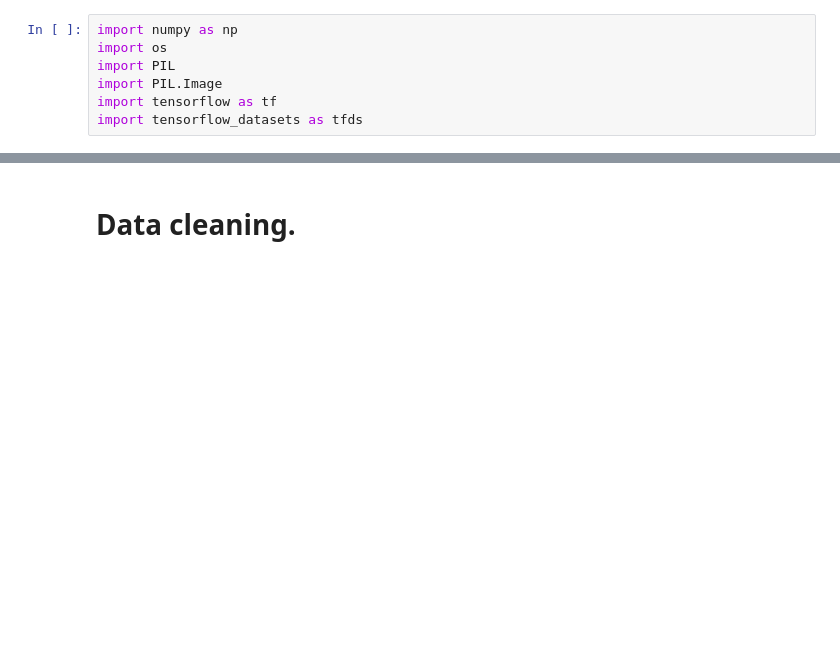
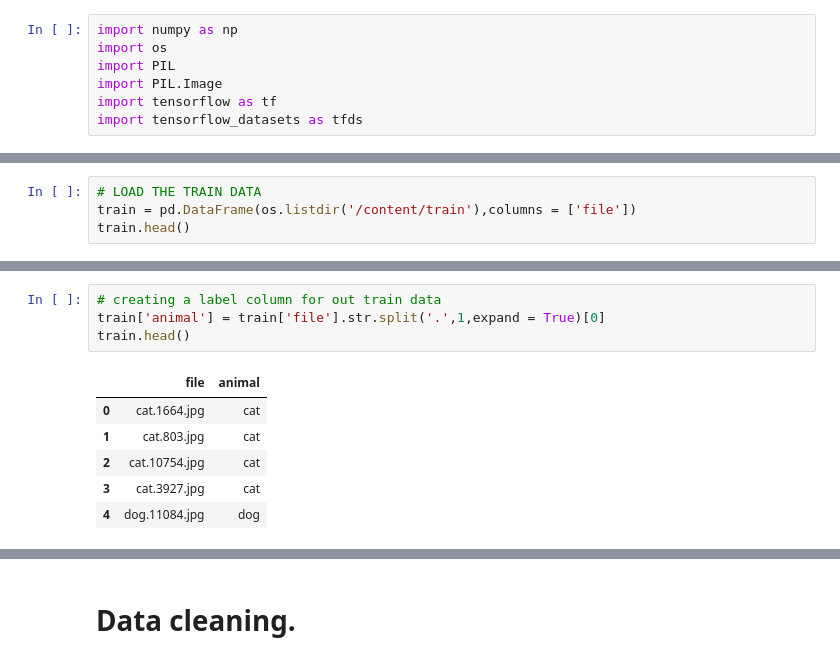
Before and after one commit to Ruoro/Catsn-Dogs, a Jupyter notebook: CandD.ipynb, the cells around one changed output, grey strips where cells are left out. Cells and saved outputs as stored; diff of their text form; blank space fills up the shorter version.

```diff
--- a/CandD.ipynb
+++ b/CandD.ipynb
@@ -84,0 +105,4 @@ testfiles
+# %%
+# LOAD THE TRAIN DATA
+train = pd.DataFrame(os.listdir('/content/train'),columns = ['file'])
+train.head()
@@ -85 +116,12 @@ testfiles
+# %%
+# creating a label column for out train data
+train['animal'] = train['file'].str.split('.',1,expand = True)[0]
+train.head()
+# %% [output]
+|  | file | animal |
+| 0 | cat.1664.jpg | cat |
+| 1 | cat.803.jpg | cat |
+| 2 | cat.10754.jpg | cat |
+| 3 | cat.3927.jpg | cat |
+| 4 | dog.11084.jpg | dog |
 # %%
```
Also changed, not shown: parts of 13 cells of this notebook.
